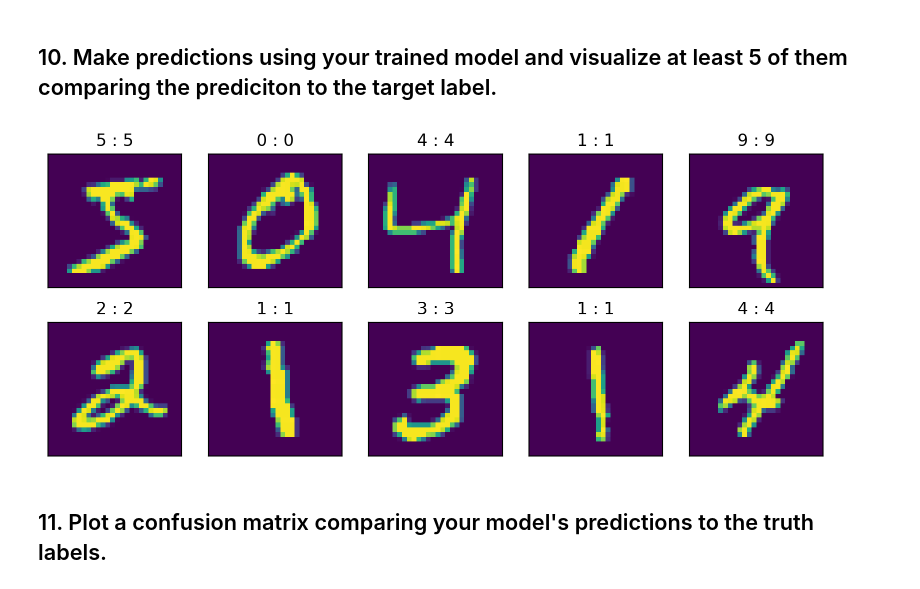
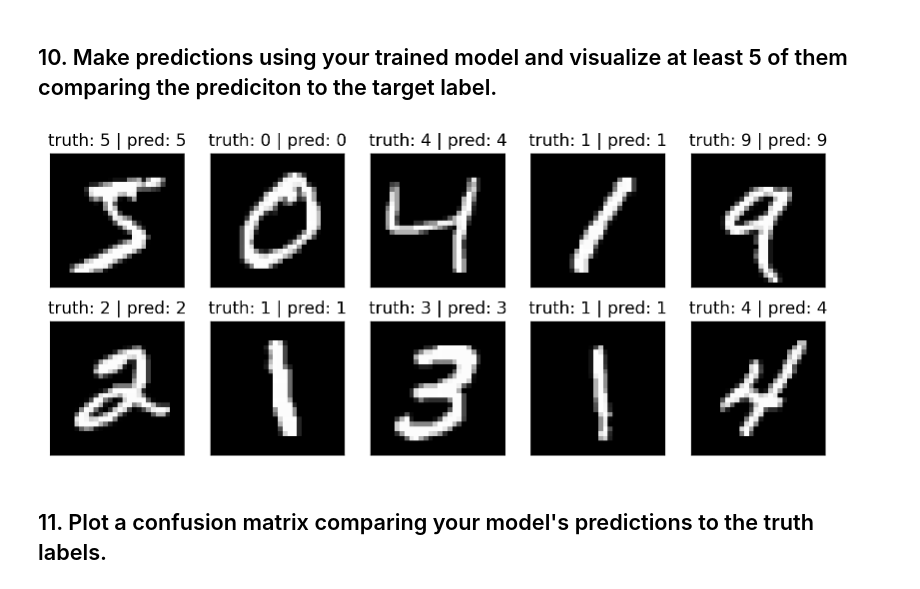
Before and after one commit to SorenKyhl/pytorch-deep-learning, a Jupyter notebook: extras/exercises/03_pytorch_computer_vision_exercises.ipynb, the cells around one changed output. Saved outputs shown, nothing was run; the diff lists cells and outputs as text; code cells hidden in the pictures.

```diff
--- a/extras/exercises/03_pytorch_computer_vision_exercises.ipynb
+++ b/extras/exercises/03_pytorch_computer_vision_exercises.ipynb
@@ -143,7 +142,7 @@ cols = 5
 for i in range(rows*cols):
   plt.subplot(rows, cols,i+1)
   img, label = train_data[i]
-  plt.imshow(img.squeeze())
+  plt.imshow(img.squeeze(), cmap='gray')
   plt.title(label)
 
   plt.tick_params(
@@ -167,30 +166,32 @@ test_dataloader = torch.utils.data.DataLoader(test_data, batch_size)
 ## 8. Recreate `model_2` used in notebook 03 (the same model from the [CNN Explainer website](https://poloclub.github.io/cnn-explainer/), also known as TinyVGG) capable of fitting on the MNIST dataset.
 # %%
 class TinyNN(nn.Module):
+  """Dense Neural Network for MNIST classification"""
   def __init__(self,
                input_shape = 28*28,
-               depth = 10,
+               width = 10,
                output_shape = 10):
     super().__init__()
     self.linear = nn.Sequential(
         nn.Flatten(),
-        nn.Linear(input_shape, depth),
+        nn.Linear(input_shape, width),
         nn.ReLU(),
-        nn.Linear(depth, depth),
+        nn.Linear(width, width),
         nn.ReLU(),
-        nn.Linear(depth, output_shape)
+        nn.Linear(width, output_shape)
     )
 
   def forward(self, x):
     return self.linear(x)
 
 class LinearOnlyModel(nn.Module):
+    """Dense Neural Network with no nonlinear activation functions for MNIST classification"""
     def __init__(self, input_shape: int, hidden_units: int, output_shape: int):
         super().__init__()
         self.layer_stack = nn.Sequential(
-            nn.Flatten(), # neural networks like their inputs in vector form
-            nn.Linear(in_features=input_shape, out_features=hidden_units), # in_features = number of features in a data sample (784 pixels)
-            nn.Linear(in_features=hidden_units, out_features=output_shape)
+            nn.Flatten(),
+            nn.Linear(input_shape, hidden_units),
+            nn.Linear(hidden_units, output_shape)
         )
 
     def forward(self, x):
@@ -198,20 +199,21 @@ class LinearOnlyModel(nn.Module):
 
 
 class TinyVGG(nn.Module):
+  """CNN architecture for MNIST classification"""
   def __init__(self,
                input_shape = 28*28,
-               depth = 8,
+               width = 8,
                output_shape = 10):
     super().__init__()
     self.linear = nn.Sequential(
-        nn.Conv2d(1, depth, 3), # 26 x 26
+        nn.Conv2d(1, width, 3), # 26 x 26
         nn.ReLU(),
         nn.MaxPool2d(2), # 13x13
-        nn.Conv2d(depth, depth, 3), # 11 x 11
+        nn.Conv2d(width, width, 3), # 11 x 11
         nn.ReLU(),
         nn.MaxPool2d(2), # image size 5 x 5
         nn.Flatten(),
-        nn.Linear(5*5*depth, output_shape)
+        nn.Linear(5*5*width, output_shape)
     )
 
   def forward(self, x):
@@ -229,6 +231,7 @@ class PyTorchClassifier():
     self.optimizer = torch.optim.SGD(params=model.parameters(), lr=lr)
     self.accuracy_fn = torchmetrics.Accuracy(task = 'multiclass', num_classes=len(class_names)).to(device)
 # %%
-model_0 = PyTorchClassifier(TinyNN(28*28, 8, len(class_names)), class_names=class_names)
-model_1 = PyTorchClassifier(LinearOnlyModel(28*28, 10, len(class_names)), class_names=class_names)
-model_2 = PyTorchClassifier(TinyNN(28*28, 20, len(class_names)), class_names=class_names)
+model_0 = PyTorchClassifier(LinearOnlyModel(28*28, 10, len(class_names)), class_names=class_names)
+model_1 = PyTorchClassifier(TinyNN(28*28, 8, len(class_names)), class_names=class_names)
+model_2 = PyTorchClassifier(TinyNN(28*28, 48, len(class_names)), class_names=class_names)
+model_3 = PyTorchClassifier(TinyVGG(28*28, 8, len(class_names)), class_names=class_names)
@@ -511,26 +494,26 @@ def print_train_time(start: float, end: float, device: torch.device = None):
 # %%
 plt.figure(figsize=(10,4))
 rows = 2
 cols = 5
 
 for i in range(rows*cols):
   plt.subplot(rows, cols,i+1)
   img, label = train_data[i]
 
   pred = torch.argmax(model_1.model(img.to(device)))
-  plt.imshow(img.squeeze())
-  plt.title(f"{label} : {pred}")
+  plt.imshow(img.squeeze(), cmap="gray")
+  plt.title(f"truth: {label} | pred: {pred}")
 
   plt.tick_params(
     axis='both',         # changes apply to the x-axis
     which='both',      # both major and minor ticks are affected
     bottom=False,      # ticks along the bottom edge are off
     top=False,         # ticks along the top edge are off
     left=False,
     right=False,
     labelleft=False,
     labelbottom=False)
 # %% [output]
-[figure, old version]
+[figure, new version]
 # %% [markdown]
 ## 11. Plot a confusion matrix comparing your model's predictions to the truth labels.
```
Also changed, not shown: parts of 29 cells of this notebook.
